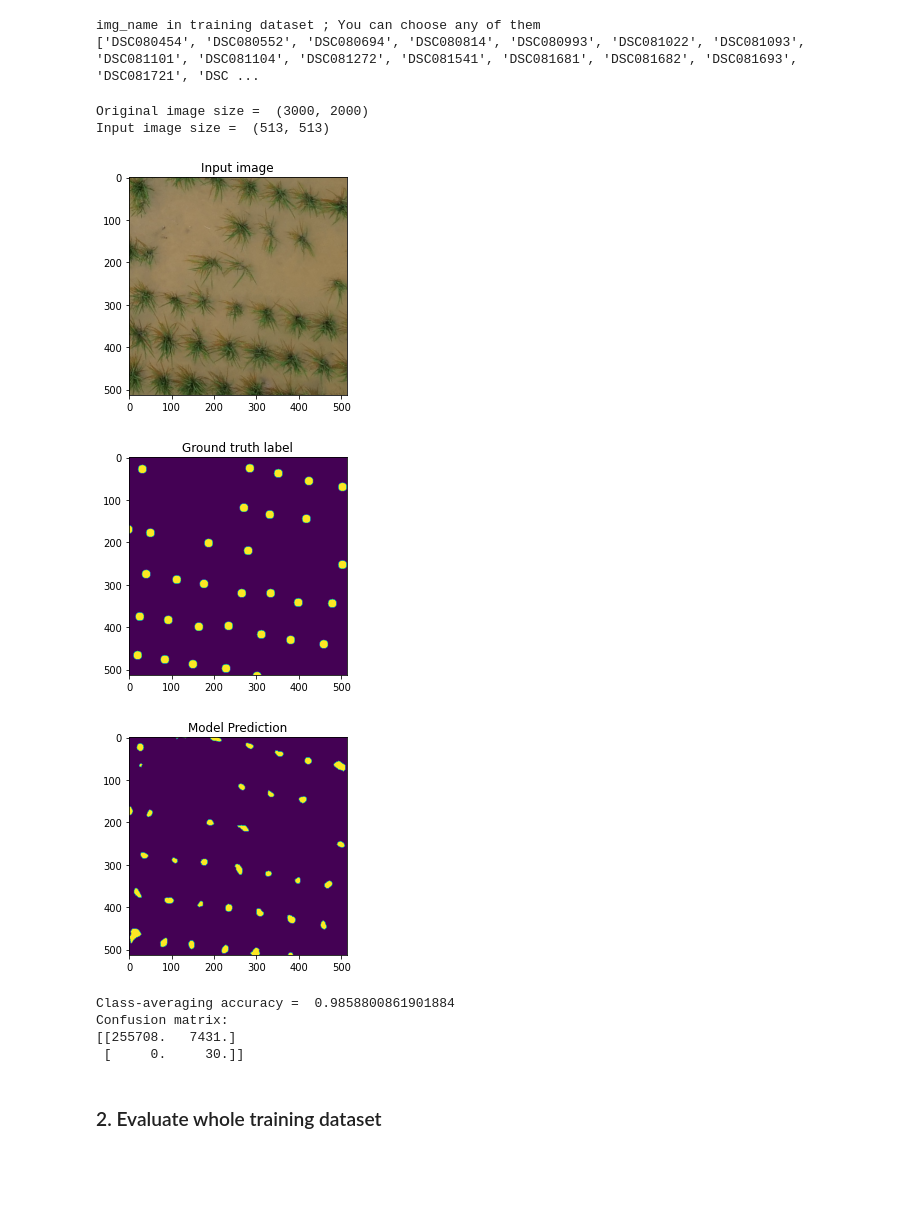
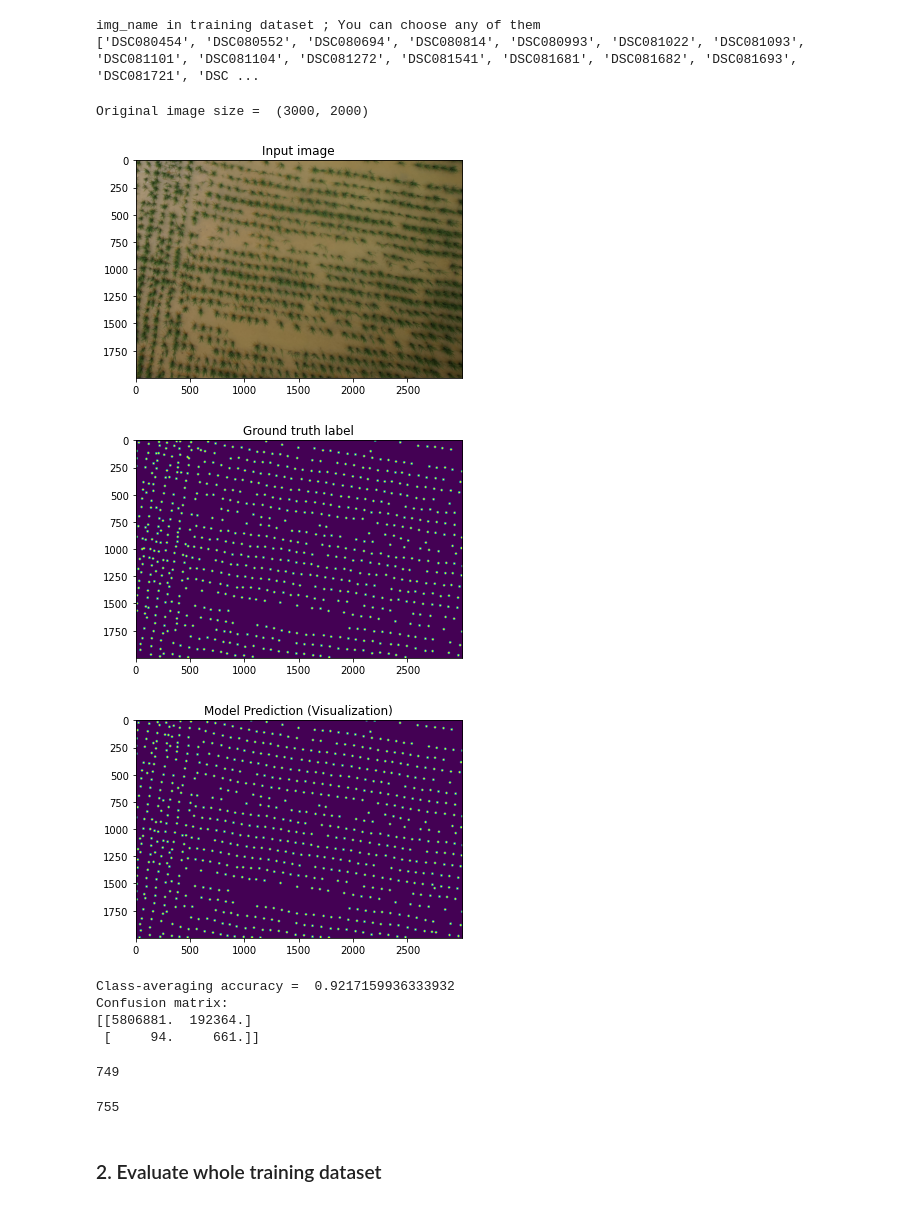
Before and after one commit to tl32rodan/pytorch-deeplab-xception, a Jupyter notebook: seg_test.ipynb, the cells around one changed output. Drawn from its saved outputs; the diff is of its cells as text; code cells hidden in the pictures; blank space fills up the shorter version.

Commit message:
Finish validating script
* TODO:
    * Generate prediction as a .csv file for 1 image
    * Generate predictions for all testing images

```diff
--- a/seg_test.ipynb
+++ b/seg_test.ipynb
@@ -253,18 +231,24 @@ img_name in training dataset ; You can choose any of them
 ['DSC080454', 'DSC080552', 'DSC080694', 'DSC080814', 'DSC080993', 'DSC081022', 'DSC081093', 'DSC081101', 'DSC081104', 'DSC081272', 'DSC081541', 'DSC081681', 'DSC081682', 'DSC081693', 'DSC081721', 'DSC ...
 # %%
 ## Uncomment this to evaluate 1 training image
-prediction, ground_truth = eval_one_training_image(model, img_name=_img_names[0], num_class=2,\
-                                                   crop_size=(513, 513), crop_origin=(513, 513))
+prediction, ground_truth = eval_one_training_image(model, img_name=_img_names[0], num_class=2, crop_size=(513, 513))
 # %% [output]
 Original image size =  (3000, 2000)
-Input image size =  (513, 513)
-[figure, old version]
+[figure, new version]
-[figure, old version]
+[figure, new version]
-[figure, old version]
+[figure, new version]
-Class-averaging accuracy =  0.9858800861901884
+Class-averaging accuracy =  0.9217159936333932
 Confusion matrix:
-[[255708.   7431.]
- [     0.     30.]]
+[[5806881.  192364.]
+ [     94.     661.]]
+# %%
+len(prediction)
+# %% [output]
+749
+# %%
+len(ground_truth)
+# %% [output]
+755
 # %% [markdown]
 ### 2. Evaluate whole training dataset
 # %%
```
Also changed, not shown: parts of 7 cells of this notebook.
